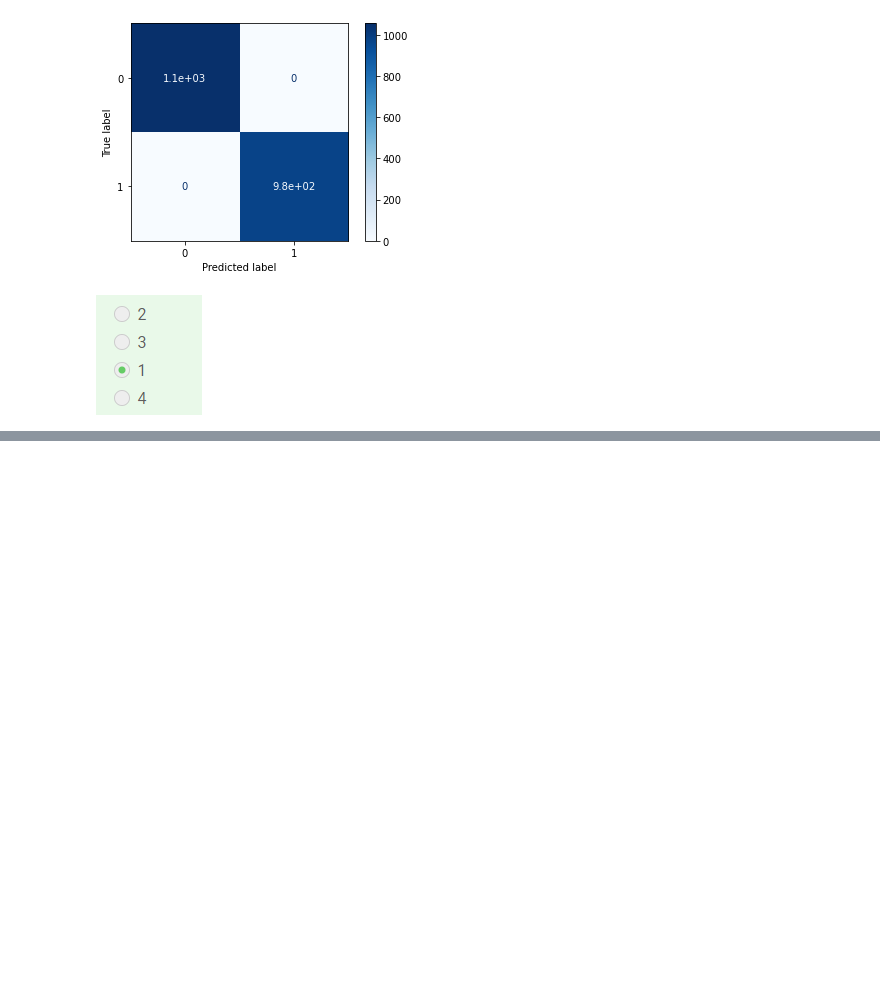
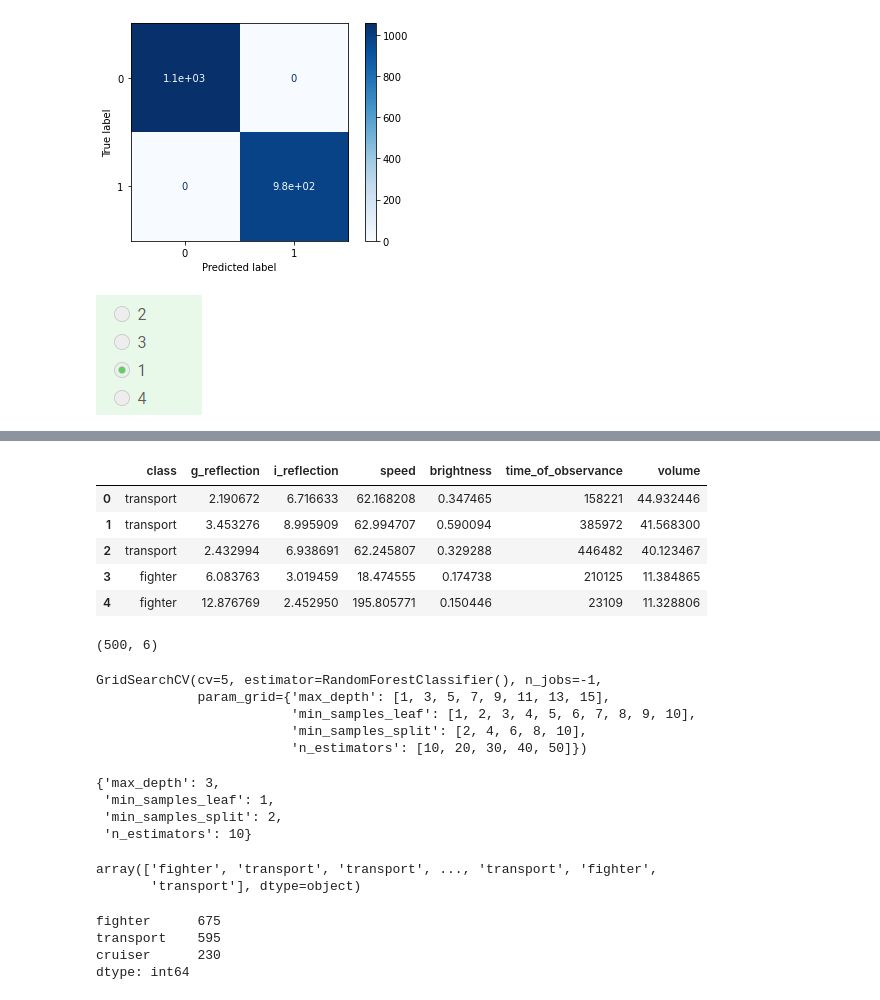
Before and after one commit to vavilovnv/Data-analysis, a Jupyter notebook: Intro to DS and ML/3_RandomForest.ipynb, the cells around one changed output, grey strips where cells are left out. Cells and saved outputs as stored; diff of their text form; code cells hidden in the pictures; blank space fills up the shorter version.

```diff
--- a/Intro to DS and ML/3_RandomForest.ipynb
+++ b/Intro to DS and ML/3_RandomForest.ipynb
@@ -260,0 +274,10 @@ Image('.\Screens\Ans_3_5_4.png')
+# %%
+df = pd.read_csv('https://stepik.org/media/attachments/course/4852/invasion.csv')
+df.head()
+# %% [output]
+|  | class | g_reflection | i_reflection | speed | brightness | time_of_observance | volume |
+| 0 | transport | 2.190672 | 6.716633 | 62.168208 | 0.347465 | 158221 | 44.932446 |
+| 1 | transport | 3.453276 | 8.995909 | 62.994707 | 0.590094 | 385972 | 41.568300 |
+| 2 | transport | 2.432994 | 6.938691 | 62.245807 | 0.329288 | 446482 | 40.123467 |
+| 3 | fighter | 6.083763 | 3.019459 | 18.474555 | 0.174738 | 210125 | 11.384865 |
+| 4 | fighter | 12.876769 | 2.452950 | 195.805771 | 0.150446 | 23109 | 11.328806 |
@@ -260,0 +287,30 @@ Image('.\Screens\Ans_3_5_4.png')
+# %%
+X.shape
+# %% [output]
+(500, 6)
+# %%
+# обучим random forest
+
+clf_rf = RandomForestClassifier()
+parametrs = {'n_estimators': [10,20,30,40,50],
+             'max_depth': [1,3,5,7,9,11,13,15],
+             'min_samples_leaf': [1,2,3,4,5,6,7,8,9,10],
+             'min_samples_split': [2,4,6,8,10]}
+
+grid_search_cv_clf = GridSearchCV(clf_rf, parametrs, cv=5, n_jobs=-1)
+grid_search_cv_clf.fit(X, y)
+# %% [output]
+GridSearchCV(cv=5, estimator=RandomForestClassifier(), n_jobs=-1,
+             param_grid={'max_depth': [1, 3, 5, 7, 9, 11, 13, 15],
+                         'min_samples_leaf': [1, 2, 3, 4, 5, 6, 7, 8, 9, 10],
+                         'min_samples_split': [2, 4, 6, 8, 10],
+                         'n_estimators': [10, 20, 30, 40, 50]})
+# %%
+# получим лучшие параметры модели
+
+grid_search_cv_clf.best_params_
+# %% [output]
+{'max_depth': 3,
+ 'min_samples_leaf': 1,
+ 'min_samples_split': 2,
+ 'n_estimators': 10}
@@ -260,0 +325,17 @@ Image('.\Screens\Ans_3_5_4.png')
+# %%
+# предскажем классы кораблей по тестовым данным
+
+y_test = best_rf_clf.predict(X_test)
+y_test
+# %% [output]
+array(['fighter', 'transport', 'transport', ..., 'transport', 'fighter',
+       'transport'], dtype=object)
+# %%
+# рассчитаем количество кораблей разных классов
+
+pd.Series(y_test).value_counts()
+# %% [output]
+fighter      675
+transport    595
+cruiser      230
+dtype: int64
```
Also changed, not shown: parts of 17 cells of this notebook.
